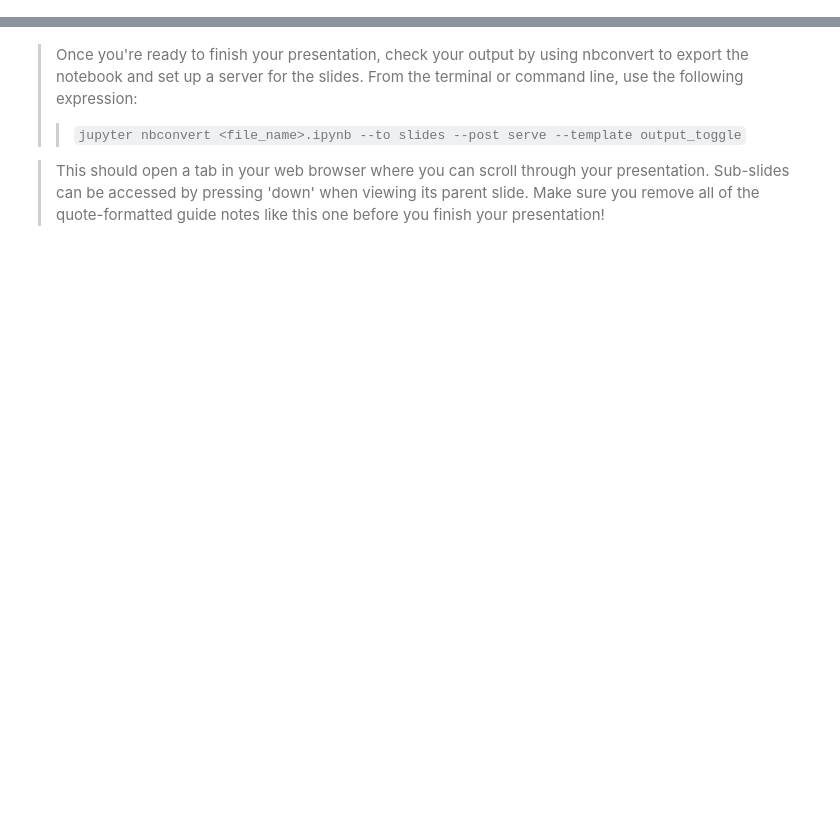
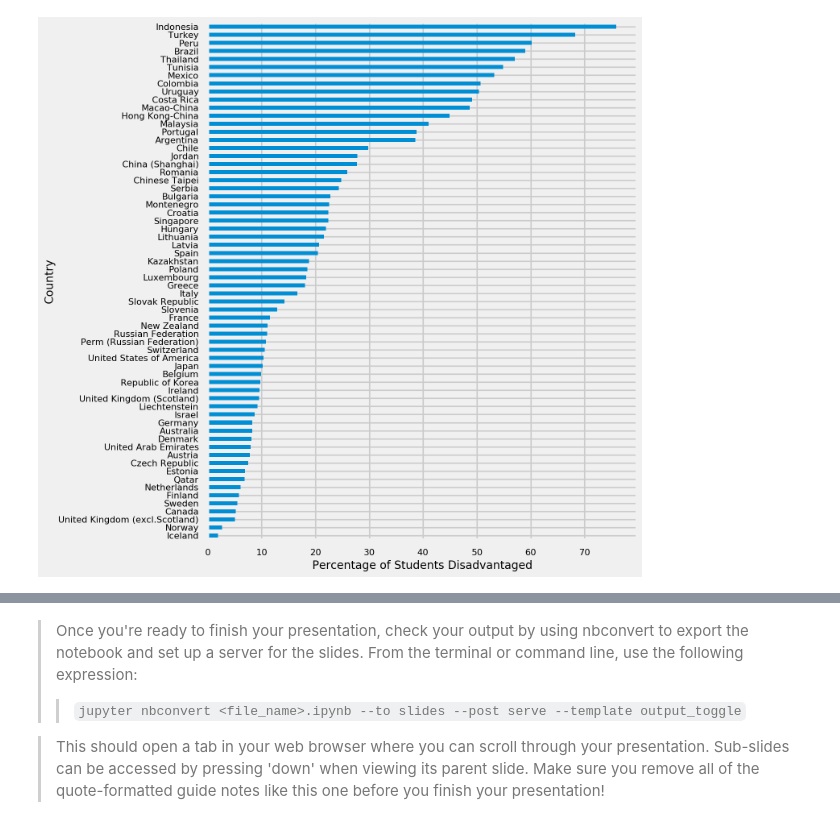
Before and after one commit to kennethn/data-analyst-nanodegree, a Jupyter notebook: 5_Communicate_Data_Findings/PISA_Data_Slides.ipynb, the cells around one changed output, grey strips where cells are left out. Saved outputs shown, nothing was run; the diff lists cells and outputs as text; code cells hidden in the pictures; blank space fills up the shorter version.

```diff
--- a/5_Communicate_Data_Findings/PISA_Data_Slides.ipynb
+++ b/5_Communicate_Data_Findings/PISA_Data_Slides.ipynb
@@ -27,2 +30,7 @@ warnings.simplefilter("ignore")
+# %%
+plt.style.use('fivethirtyeight')
+plt.style.use('seaborn-poster')
 # %%
 # load in the dataset into a pandas dataframe
+df = pd.read_csv('data/pisa2012_clean.csv')
+df_clean = df.copy()
@@ -43,0 +41,11 @@ but feel free to add more if you'd like!
+# %%
+fig, ax = plt.subplots()
+fig.set_size_inches(8.5, 11)
+dt = (df_clean.query('disadvantaged == 1').groupby('country')['student_id'].count() /
+      df_clean.groupby('country')['student_id'].count()).sort_values() * 100
+dt.dropna().plot(kind="barh", fontsize=11)
+ax.set_ylabel("Country", fontsize=14)
+ax.set_xlabel("Percentage of Students Disadvantaged", fontsize=14)
+plt.show()
+# %% [output]
+[figure, added]
```
Also changed, not shown: parts of 19 cells of this notebook, 21 other files.
